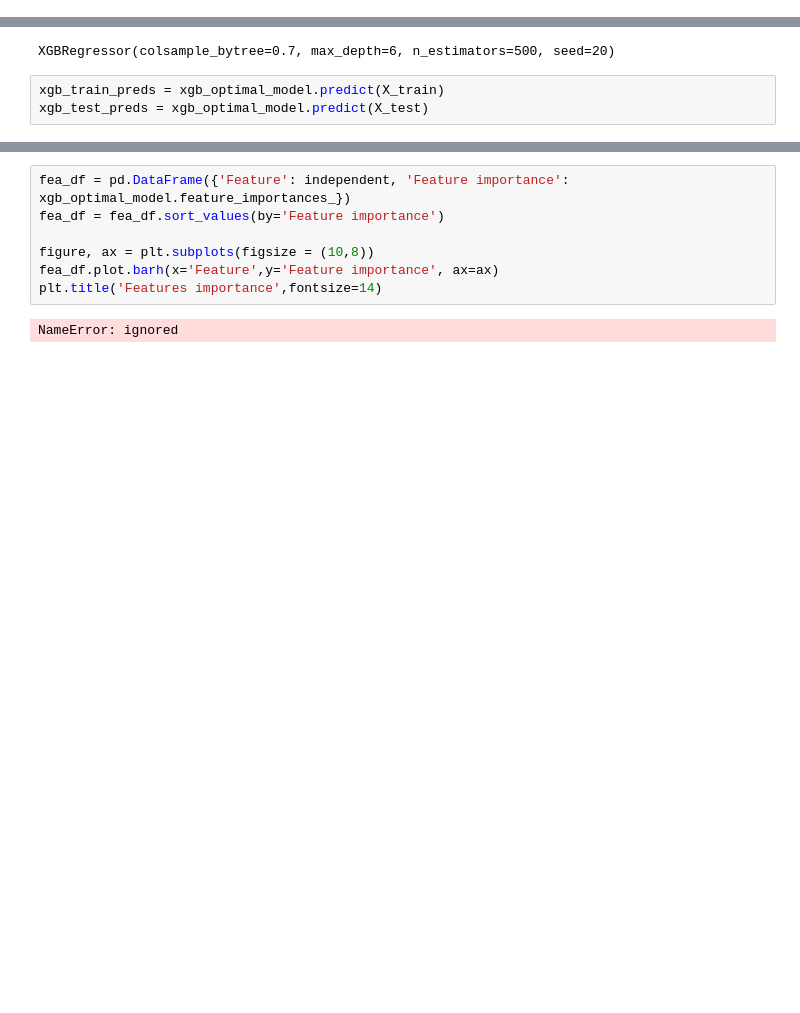
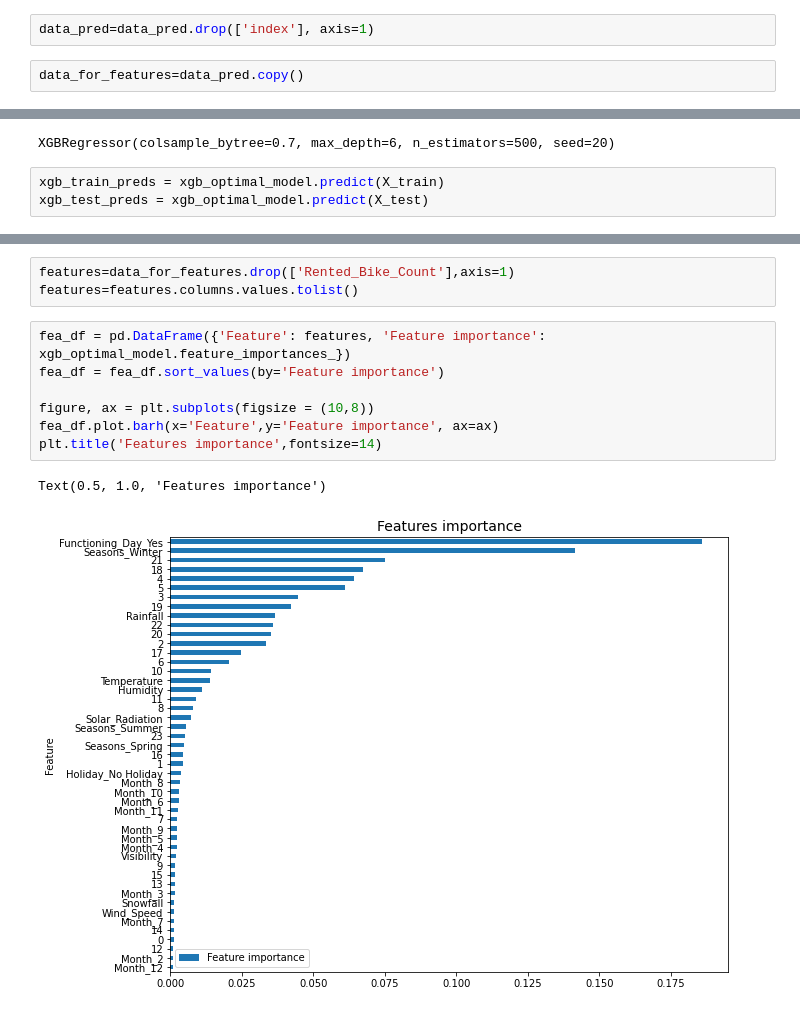
Before and after one commit to anasabbad/Bike-Sharing-Demand-Prediction--Capstone-Project, a Jupyter notebook: Bike_Sharing_Demand_Prediction_Capstone_Project.ipynb, the cells around one changed output, grey strips where cells are left out. Cells and saved outputs as stored; diff of their text form; blank space fills up the shorter version.

```diff
--- a/Bike_Sharing_Demand_Prediction_Capstone_Project.ipynb
+++ b/Bike_Sharing_Demand_Prediction_Capstone_Project.ipynb
@@ -548,3 +533,7 @@ data_pred
+# %%
+data_pred=data_pred.drop(['index'], axis=1)
+# %%
+data_for_features=data_pred.copy()
 # %%
 data_pred.isnull().any().any()
 # %% [output]
@@ -915,9 +904,13 @@ Adjusted R2 : 0.9113454029234952
+# %%
+features=data_for_features.drop(['Rented_Bike_Count'],axis=1)
+features=features.columns.values.tolist()
 # %%
-fea_df = pd.DataFrame({'Feature': independent, 'Feature importance': xgb_optimal_model.feature_importances_})
+fea_df = pd.DataFrame({'Feature': features, 'Feature importance': xgb_optimal_model.feature_importances_})
 fea_df = fea_df.sort_values(by='Feature importance')
 
 figure, ax = plt.subplots(figsize = (10,8))
 fea_df.plot.barh(x='Feature',y='Feature importance', ax=ax)
 plt.title('Features importance',fontsize=14)
 # %% [output]
-NameError: ignored
+Text(0.5, 1.0, 'Features importance')
+[figure, added]
```
Also changed, not shown: parts of 14 cells of this notebook.
